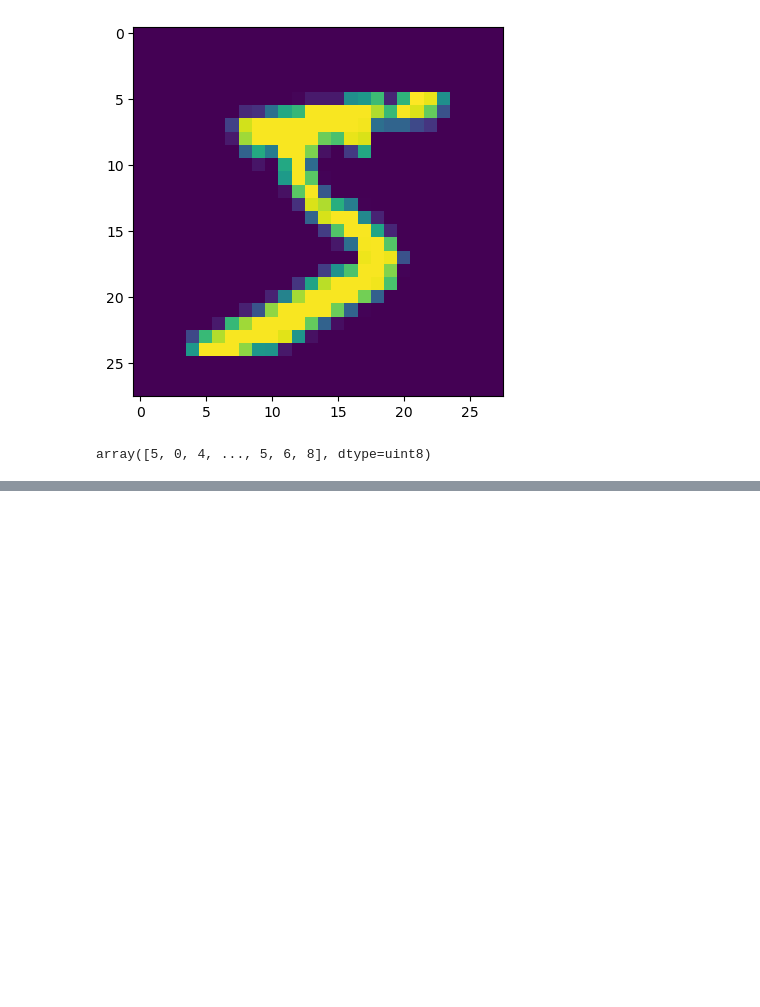
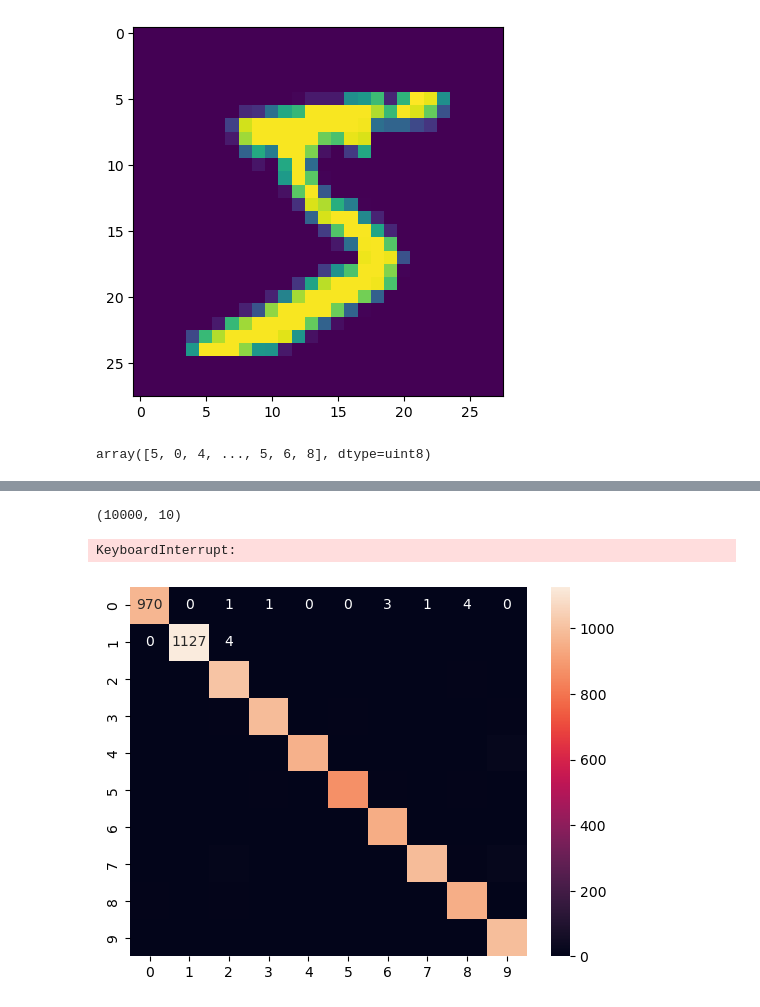
Before and after one commit to ilkererkek/digit-recognizer-app, a Jupyter notebook: training/training.ipynb, the cells around one changed output, grey strips where cells are left out. Drawn from its saved outputs; the diff is of its cells as text; code cells hidden in the pictures; blank space fills up the shorter version.

Commit message:
model created and served

```diff
--- a/training/training.ipynb
+++ b/training/training.ipynb
@@ -108,0 +89,4 @@ test
+# %%
+n_model = tf.keras.models.load_model('../server/model/model.h5')
+# %%
+prediction = n_model.predict(x_test)
@@ -108,0 +95,14 @@ test
+# %%
+prediction.shape
+# %% [output]
+(10000, 10)
+# %%
+import numpy as np
+prediction_arg = np.argmax(prediction,axis=1)
+# %%
+from sklearn.metrics import confusion_matrix
+import seaborn as sns
+sns.heatmap(confusion_matrix(y_test, prediction_arg, ), annot=True, fmt='.0f')
+# %% [output]
+KeyboardInterrupt:
+[figure, added]
```
Also changed, not shown: parts of 8 cells of this notebook, 5 other files.
